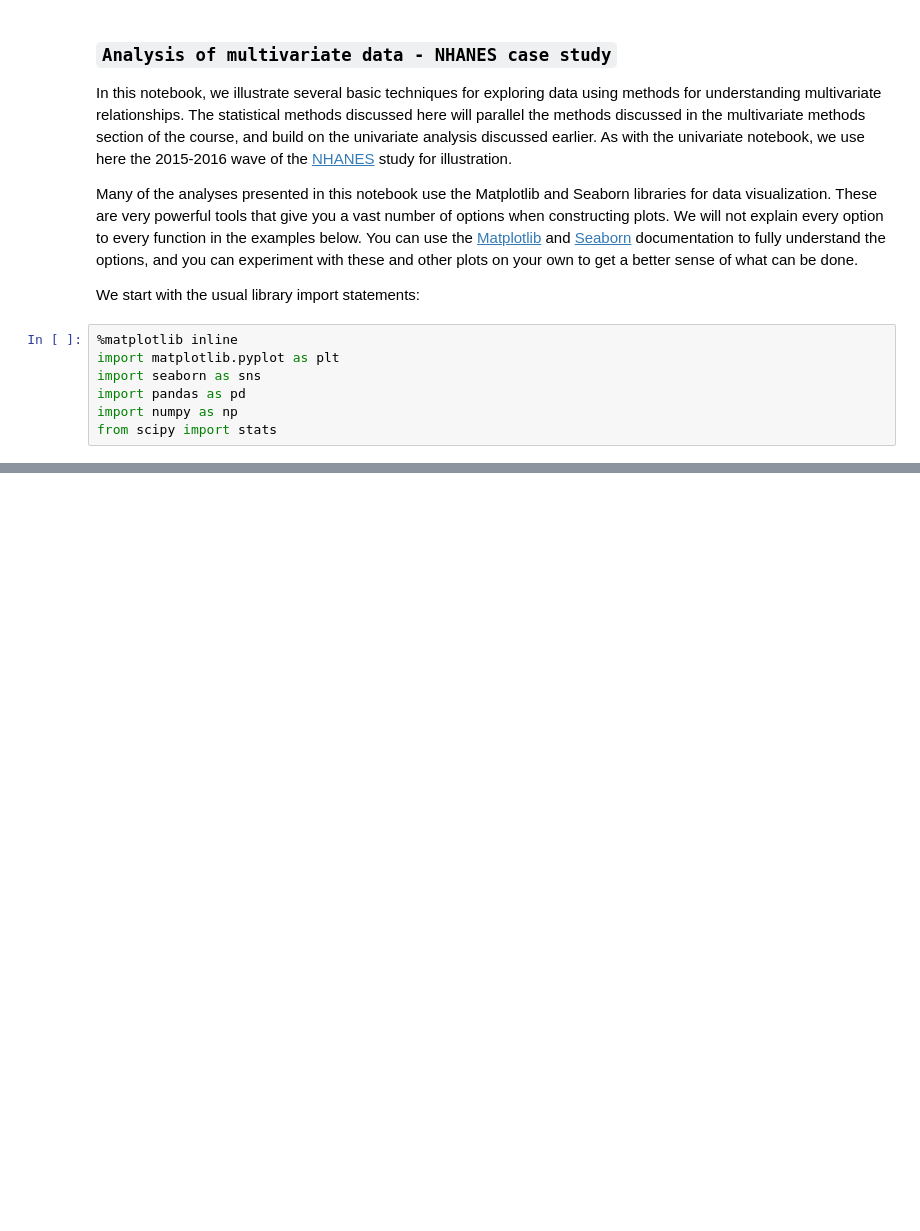
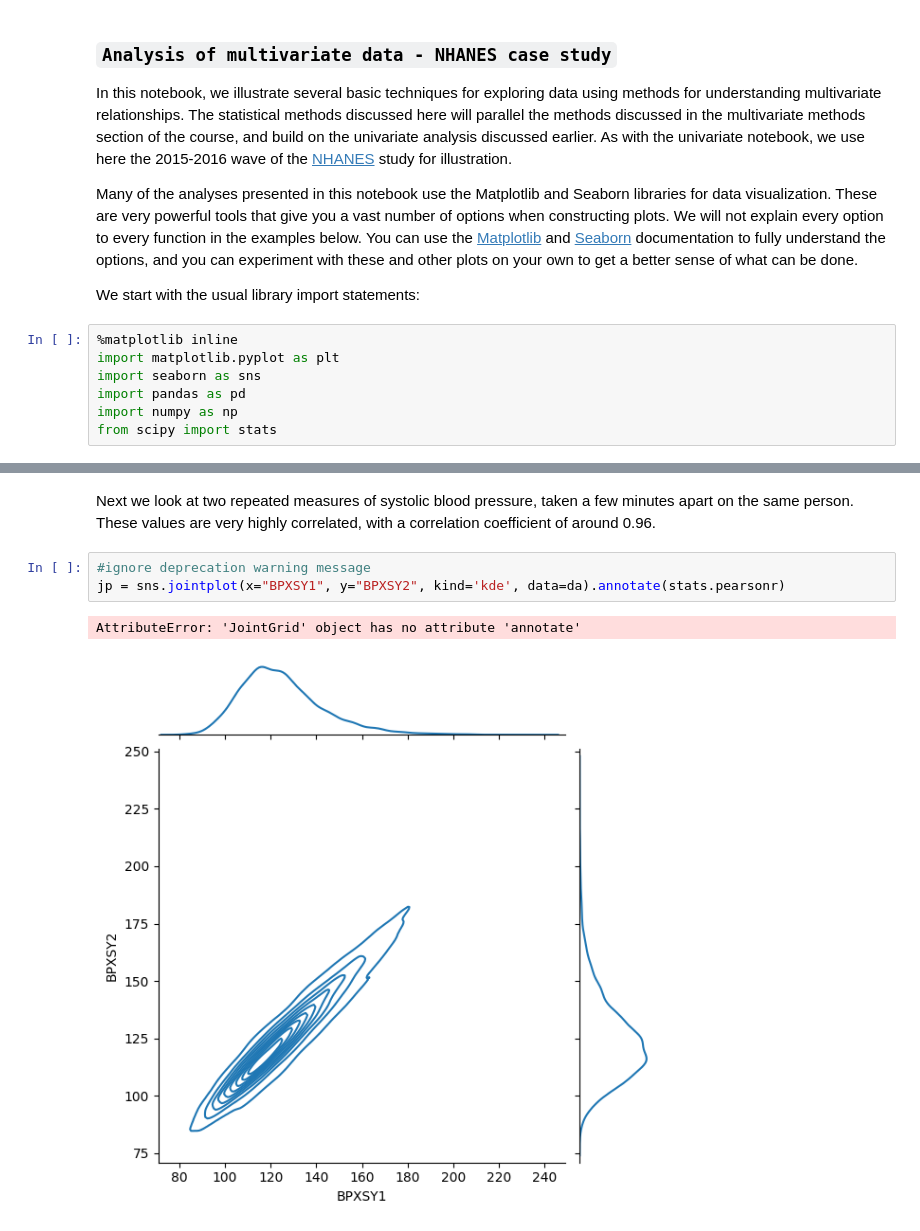
Before and after one commit to tauantorres/understanding-and-visualizing-data-with-python, a Jupyter notebook: week-3-pt-04.ipynb, the cells around one changed output, grey strips where cells are left out. Saved outputs shown, nothing was run; the diff lists cells and outputs as text; blank space fills up the shorter version.

```diff
--- a/week-3-pt-04.ipynb
+++ b/week-3-pt-04.ipynb
@@ -15,0 +56,8 @@ from scipy import stats
+# %% [markdown]
+Next we look at two repeated measures of systolic blood pressure, taken a few minutes apart on the same person.  These values are very highly correlated, with a correlation coefficient of around 0.96.
+# %%
+#ignore deprecation warning message
+jp = sns.jointplot(x="BPXSY1", y="BPXSY2", kind='kde', data=da).annotate(stats.pearsonr)
+# %% [output]
+AttributeError: 'JointGrid' object has no attribute 'annotate'
+[figure, added]
```
Also changed, not shown: parts of 30 cells of this notebook, 1 other file.
